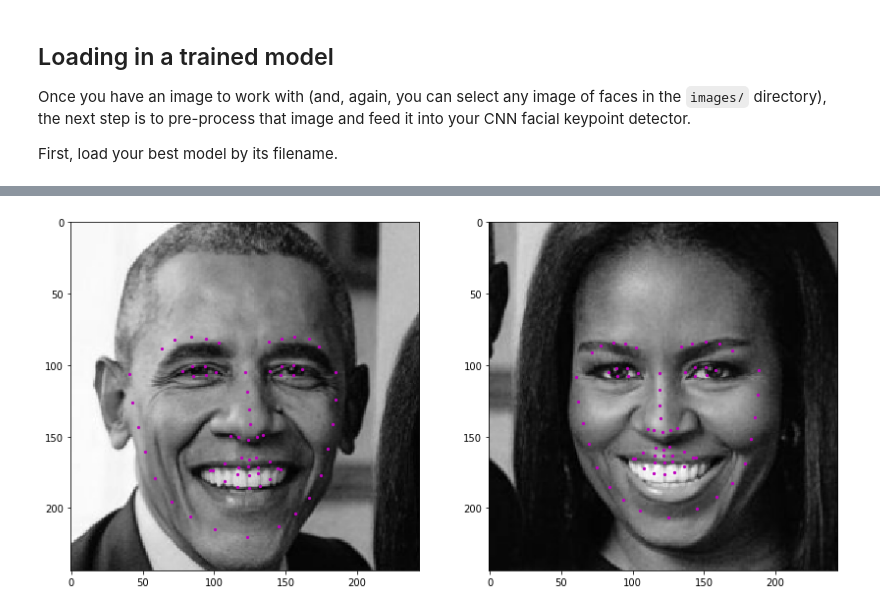
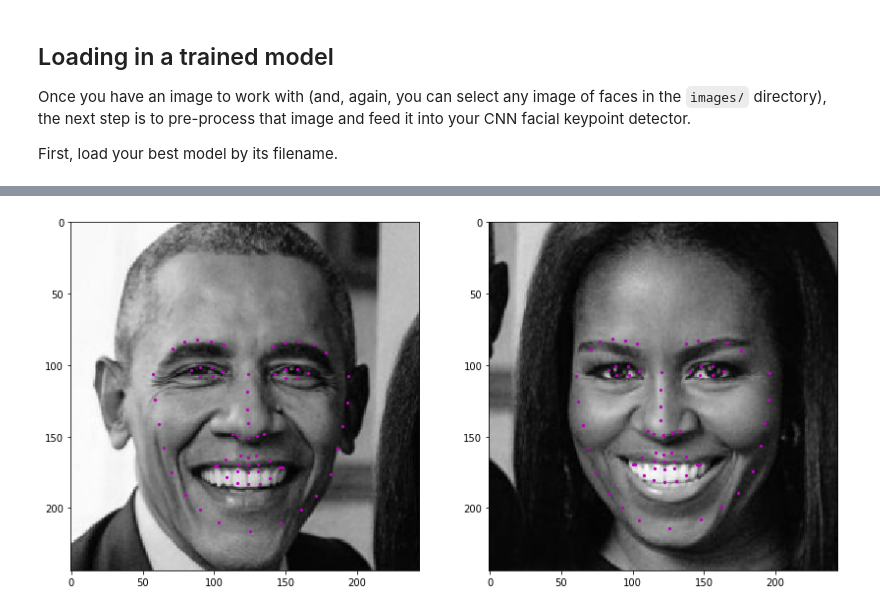
Before and after one commit to gotamist/vision, a Jupyter notebook: 3_Facial_Keypoint_Detection_Complete_Pipeline.ipynb, the cells around one changed output, grey strips where cells are left out. Drawn from its saved outputs; the diff is of its cells as text; code cells hidden in the pictures.

Commit message:
Results with best model

```diff
--- a/3_Facial_Keypoint_Detection_Complete_Pipeline.ipynb
+++ b/3_Facial_Keypoint_Detection_Complete_Pipeline.ipynb
@@ -182,9 +182,11 @@ def detect_and_show(net, image):
 # %%
 from models import Net
 
 net = Net()
-model_path = 'saved_models/keypoints_model_mynet_epoch200_batch64.pt'
+# model_path = 'saved_models/keypoints_model_mynet_epoch200_batch64.pt'
+model_path = 'saved_models/mynet_300_batch128_GPU.pt'
+# model_path = 'saved_models/mynet_200_batch32_GPU.pt'
 net = load_net(net, model_path)
 detect_and_show(net, image)
 # %% [output]
-[figure, old version]
+[figure, new version]
```
